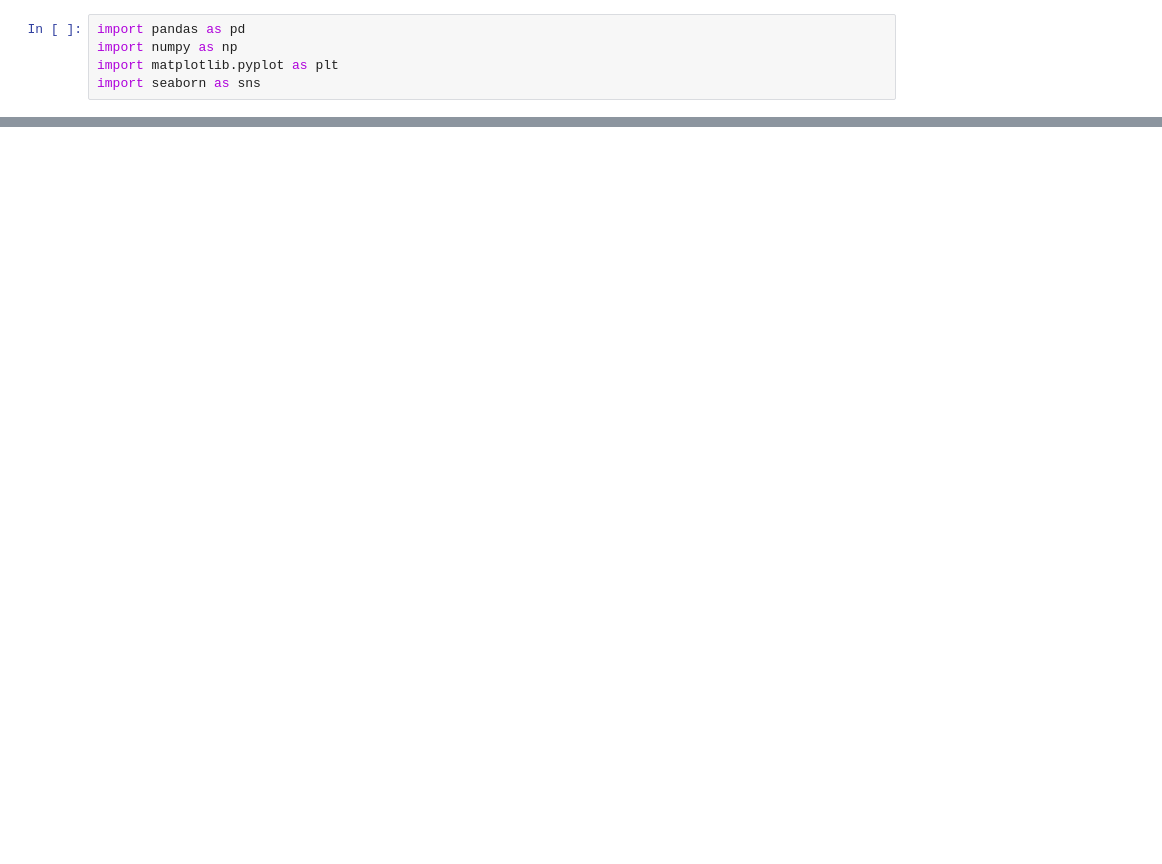
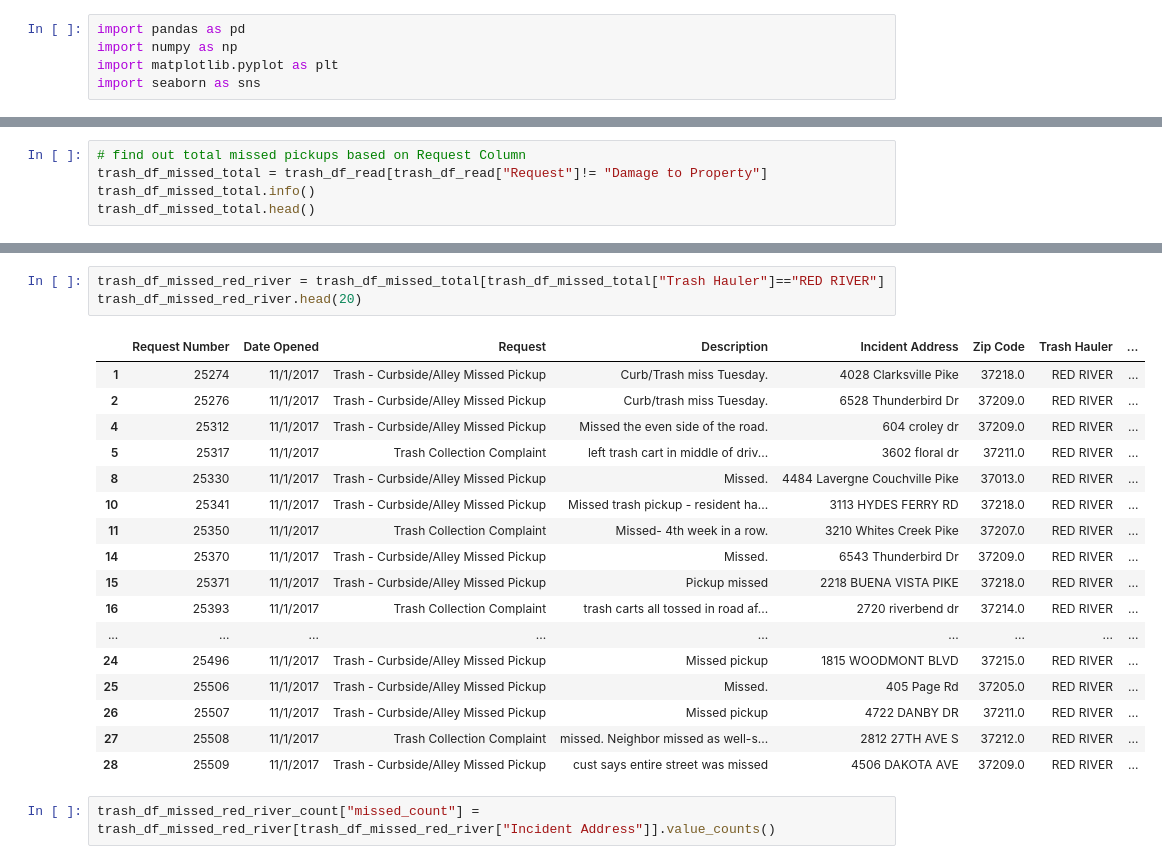
Before and after one commit to NSS-Data-Analytics-Cohort-16/da16-trashpickups-janvimehendale, a Jupyter notebook: notebooks/trashpickup.ipynb, the cells around one changed output, grey strips where cells are left out. Cells and saved outputs as stored; diff of their text form; blank space fills up the shorter version.

```diff
--- a/notebooks/trashpickup.ipynb
+++ b/notebooks/trashpickup.ipynb
@@ -29,0 +119,5 @@ memory usage: 2.0+ MB
+# %%
+# find out total missed pickups based on Request Column
+trash_df_missed_total = trash_df_read[trash_df_read["Request"]!= "Damage to Property"]
+trash_df_missed_total.info()
+trash_df_missed_total.head()
@@ -30,2 +151,25 @@ memory usage: 2.0+ MB
+# %%
+trash_df_missed_red_river = trash_df_missed_total[trash_df_missed_total["Trash Hauler"]=="RED RIVER"]
+trash_df_missed_red_river.head(20)
+# %% [output]
+|  | Request Number | Date Opened | Request | Description | Incident Address | Zip Code | Trash Hauler | ... |
+| 1 | 25274 | 11/1/2017 | Trash - Curbside/Alley Missed Pickup | Curb/Trash miss Tuesday. | 4028 Clarksville Pike | 37218.0 | RED RIVER | ... |
+| 2 | 25276 | 11/1/2017 | Trash - Curbside/Alley Missed Pickup | Curb/trash miss Tuesday. | 6528 Thunderbird Dr | 37209.0 | RED RIVER | ... |
+| 4 | 25312 | 11/1/2017 | Trash - Curbside/Alley Missed Pickup | Missed the even side of the road. | 604 croley dr | 37209.0 | RED RIVER | ... |
+| 5 | 25317 | 11/1/2017 | Trash Collection Complaint | left trash cart in middle of driv... | 3602 floral dr | 37211.0 | RED RIVER | ... |
+| 8 | 25330 | 11/1/2017 | Trash - Curbside/Alley Missed Pickup | Missed. | 4484 Lavergne Couchville Pike | 37013.0 | RED RIVER | ... |
+| 10 | 25341 | 11/1/2017 | Trash - Curbside/Alley Missed Pickup | Missed trash pickup - resident ha... | 3113 HYDES FERRY RD | 37218.0 | RED RIVER | ... |
+| 11 | 25350 | 11/1/2017 | Trash Collection Complaint | Missed- 4th week in a row. | 3210 Whites Creek Pike | 37207.0 | RED RIVER | ... |
+| 14 | 25370 | 11/1/2017 | Trash - Curbside/Alley Missed Pickup | Missed. | 6543 Thunderbird Dr | 37209.0 | RED RIVER | ... |
+| 15 | 25371 | 11/1/2017 | Trash - Curbside/Alley Missed Pickup | Pickup missed | 2218 BUENA VISTA PIKE | 37218.0 | RED RIVER | ... |
+| 16 | 25393 | 11/1/2017 | Trash Collection Complaint | trash carts all tossed in road af... | 2720 riverbend dr | 37214.0 | RED RIVER | ... |
+| ... | ... | ... | ... | ... | ... | ... | ... | ... |
+| 24 | 25496 | 11/1/2017 | Trash - Curbside/Alley Missed Pickup | Missed pickup | 1815 WOODMONT BLVD | 37215.0 | RED RIVER | ... |
+| 25 | 25506 | 11/1/2017 | Trash - Curbside/Alley Missed Pickup | Missed. | 405 Page Rd | 37205.0 | RED RIVER | ... |
+| 26 | 25507 | 11/1/2017 | Trash - Curbside/Alley Missed Pickup | Missed pickup | 4722 DANBY DR | 37211.0 | RED RIVER | ... |
+| 27 | 25508 | 11/1/2017 | Trash Collection Complaint | missed. Neighbor missed as well-s... | 2812 27TH AVE S | 37212.0 | RED RIVER | ... |
+| 28 | 25509 | 11/1/2017 | Trash - Curbside/Alley Missed Pickup | cust says entire street was missed | 4506 DAKOTA AVE | 37209.0 | RED RIVER | ... |
+# %%
+trash_df_missed_red_river_count["missed_count"] = trash_df_missed_red_river[trash_df_missed_red_river["Incident Address"]].value_counts()
 # %%
 # Missed Trash Pickups
```
Also changed, not shown: parts of 8 cells of this notebook.
